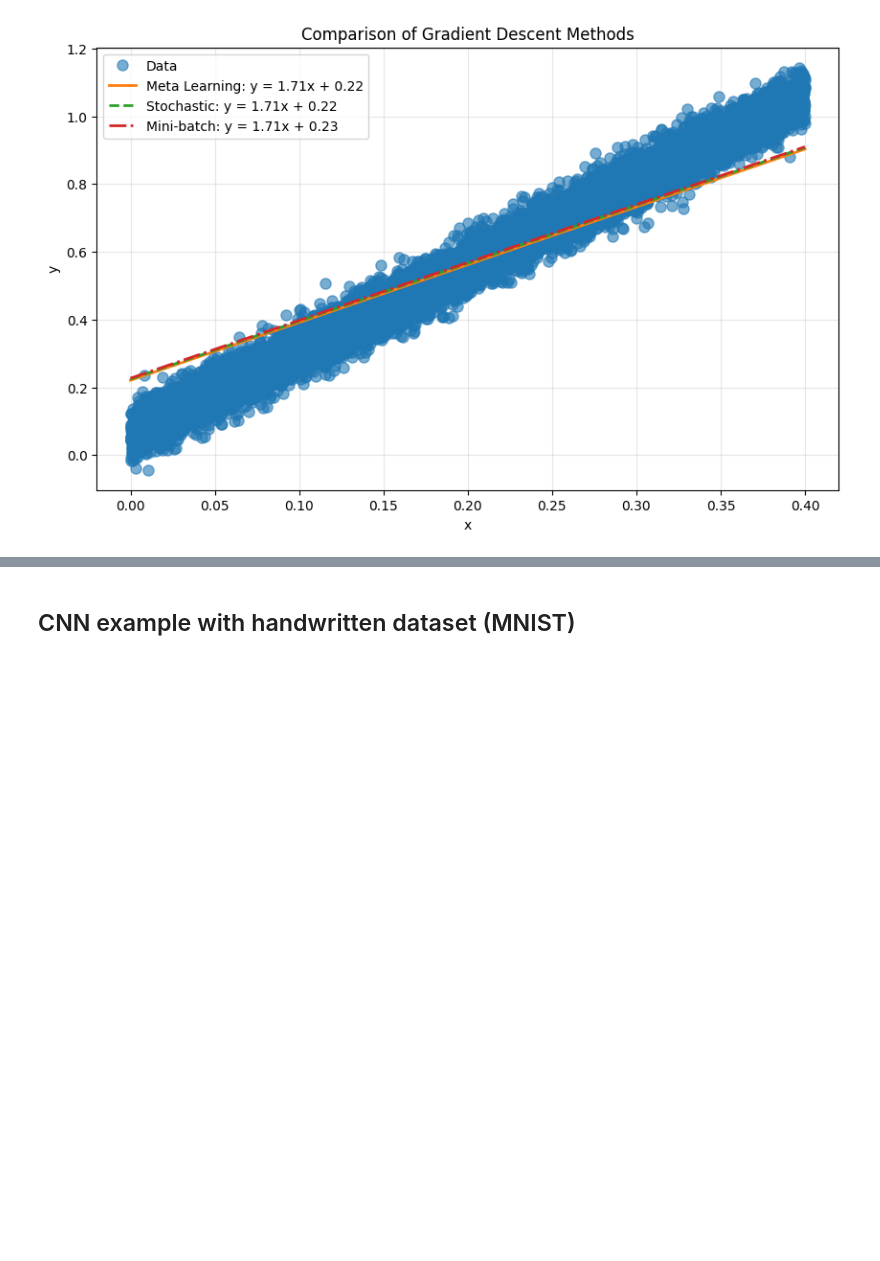
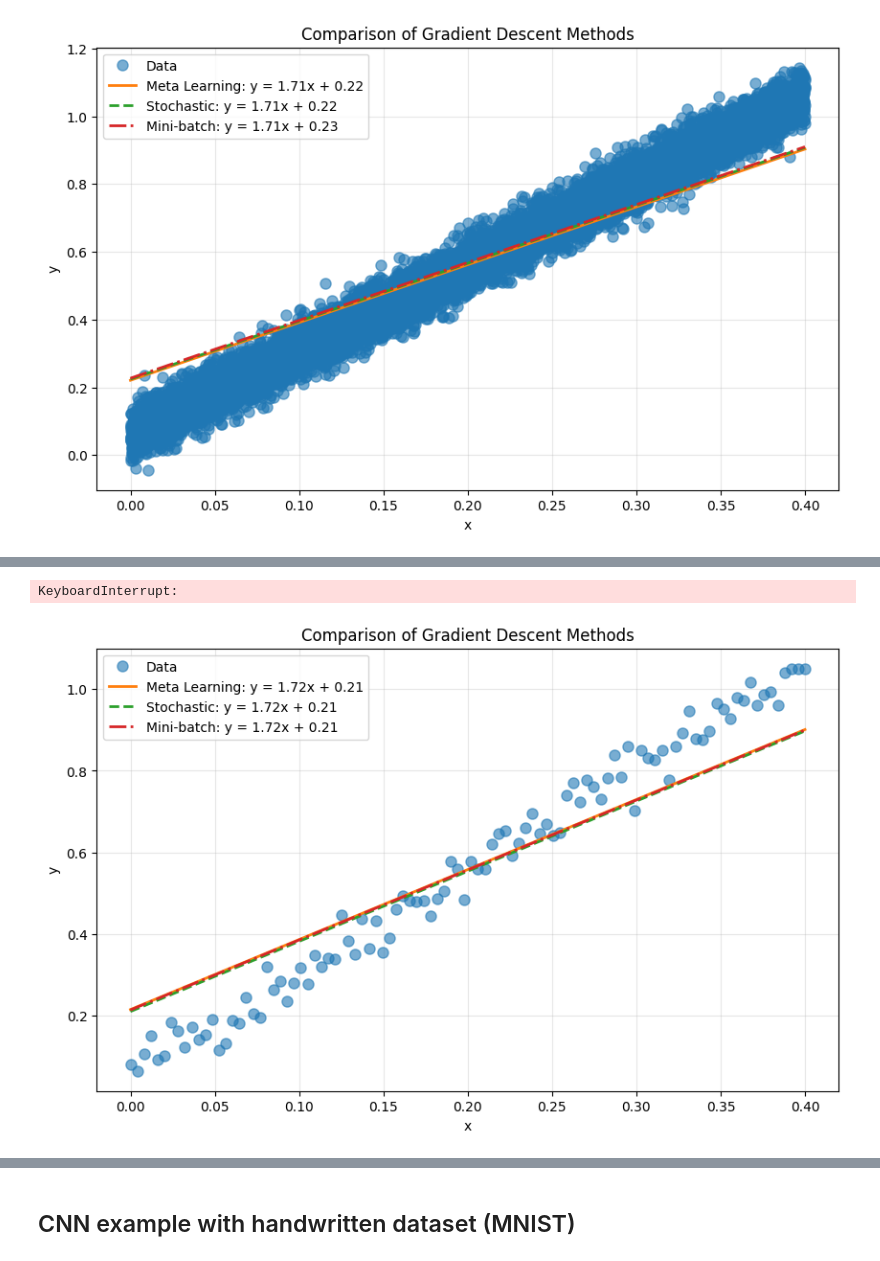
Before and after one commit to GreenCurve/prj-fin, a Jupyter notebook: 01_Floating_point_numbers.ipynb, the cells around one changed output, grey strips where cells are left out. Drawn from its saved outputs; the diff is of its cells as text; code cells hidden in the pictures; blank space fills up the shorter version.

```diff
--- a/01_Floating_point_numbers.ipynb
+++ b/01_Floating_point_numbers.ipynb
@@ -454,0 +510,71 @@ plt.show()
+# %%
+slope_meta, intercept_meta, mc_meta, loss_meta,time_meta = gradient_descent_meta(data_x, data_y,beta = 1.001,M_beta = 1 ,tol = 1e-3)
+slope_stoch, intercept_stoch, mc_stoch, loss_stoch,time_stoch = gradient_descent_stoch(data_x, data_y, beta = 1.001,M_beta = 1 ,tol = 1e-3)
+slope_mini, intercept_mini, mc_mini, loss_mini,time_mini = gradient_descent_mini(data_x, data_y, beta = 1.001,M_beta= 1, tol = 1e-3)
+
+# Print results
+print("Meta Learning:")
+print(f"  Slope (m): {slope_meta}, Intercept (c): {intercept_meta}, Iterations: {len(loss_meta)}, Time: {time_meta}, Last loss: {loss_meta[-1]}")
+print("\nStochastic:")
+print(f"  Slope (m): {slope_stoch}, Intercept (c): {intercept_stoch}, Iterations: {len(loss_stoch)}, Time: {time_stoch}, Last loss: {loss_stoch[-1]}")
+print("\nMini-batch:")
+print(f"  Slope (m): {slope_mini}, Intercept (c): {intercept_mini}, Iterations: {len(loss_mini)}, Time: {time_mini}, Last loss: {loss_mini[-1]}")
+
+# Create figure with subplots
+fig, axes = plt.subplots(1, 3, figsize=(15, 4))
+
+# Plot 1: Meta Learning Loss
+axes[0].plot(loss_meta)
+axes[0].set_xlabel("Iterations")
+axes[0].set_ylabel("Loss")
+axes[0].set_title("Meta Learning Loss")
+axes[0].grid(True, alpha=0.3)
+
+# Plot 2: Stochastic Loss
+axes[1].plot(loss_stoch)
+axes[1].set_xlabel("Iterations")
+axes[1].set_ylabel("Loss")
+axes[1].set_title("Stochastic Gradient Descent Loss")
+axes[1].grid(True, alpha=0.3)
+
+# Plot 3: Mini-batch Loss
+axes[2].plot(loss_mini)
+axes[2].set_xlabel("Iterations")
+axes[2].set_ylabel("Loss")
+axes[2].set_title("Mini-batch Gradient Descent Loss")
+axes[2].grid(True, alpha=0.3)
+
+plt.tight_layout()
+plt.show()
+# %% [output]
+KeyboardInterrupt:
+# %%
+# Plot all predictions on the same plot
+plt.figure(figsize=(10, 6))
+
+# Plot original data
+plt.plot(data_x, data_y, 'o', label='Data', markersize=8, alpha=0.6)
+
+# Plot Meta Learning prediction
+y_pred_meta = slope_meta * data_x + intercept_meta
+plt.plot(data_x, y_pred_meta, '-', linewidth=2,
+         label=f'Meta Learning: y = {slope_meta:.2f}x + {intercept_meta:.2f}')
+
+# Plot Stochastic prediction
+y_pred_stoch = slope_stoch * data_x + intercept_stoch
+plt.plot(data_x, y_pred_stoch, '--', linewidth=2,
+         label=f'Stochastic: y = {slope_stoch:.2f}x + {intercept_stoch:.2f}')
+
+# Plot Mini-batch prediction
+y_pred_mini = slope_mini * data_x + intercept_mini
+plt.plot(data_x, y_pred_mini, '-.', linewidth=2,
+         label=f'Mini-batch: y = {slope_mini:.2f}x + {intercept_mini:.2f}')
+
+plt.legend(fontsize=10)
+plt.xlabel('x')
+plt.ylabel('y')
+plt.title('Comparison of Gradient Descent Methods')
+plt.grid(True, alpha=0.3)
+plt.show()
+# %% [output]
+[figure, added]
```
Also changed, not shown: parts of 21 cells of this notebook.
